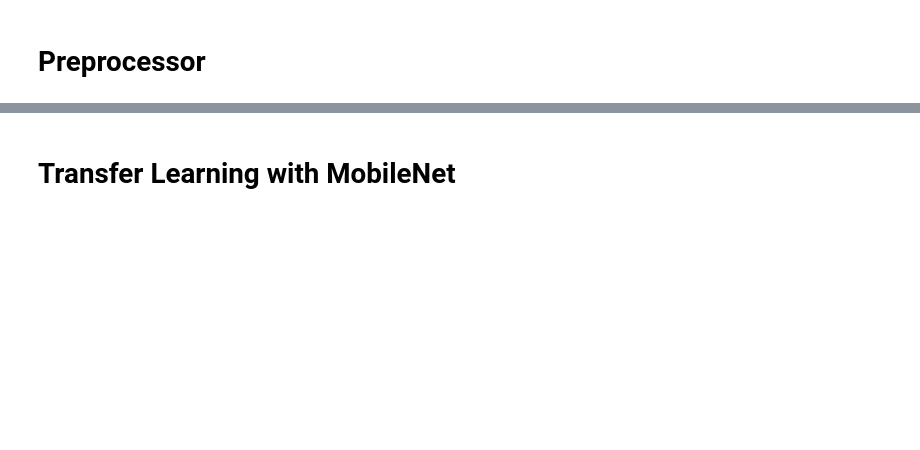
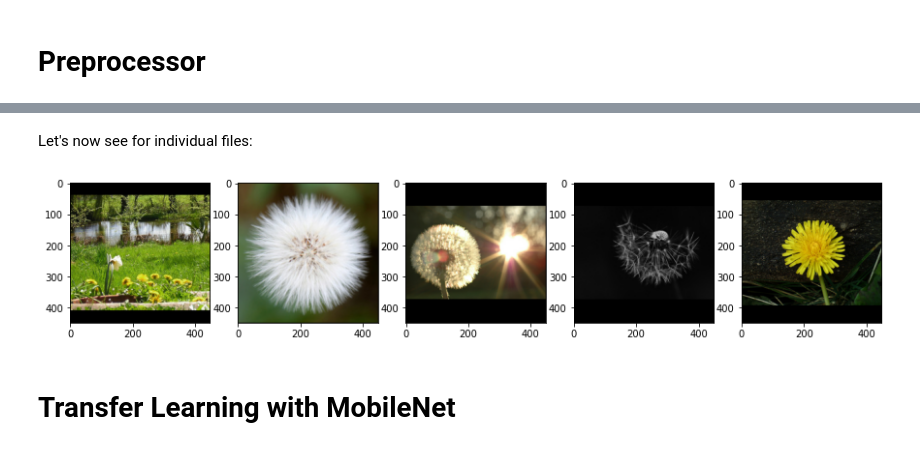
Before and after one commit to mmenendezg/Books, a Jupyter notebook: practical_ml_for_computer_vision/notebooks/chapter_6/c_reuse_layers.ipynb, the cells around one changed output, grey strips where cells are left out. Saved outputs shown, nothing was run; the diff lists cells and outputs as text; code cells hidden in the pictures; blank space fills up the shorter version.

```diff
--- a/practical_ml_for_computer_vision/notebooks/chapter_6/c_reuse_layers.ipynb
+++ b/practical_ml_for_computer_vision/notebooks/chapter_6/c_reuse_layers.ipynb
@@ -65,2 +124,12 @@ class _Preprocessor:
+# %% [markdown]
+Let's now see for individual files:
+# %%
+input_images = [create_preproc_image(file) for file in IMAGES_LIST]
+
+_, ax = plt.subplots(1, 5, figsize=(15, 15))
+for idx, image in enumerate(input_images):
+    ax[idx].imshow((image.numpy()))
+# %% [output]
+[figure, added]
 # %% [markdown]
 # Transfer Learning with MobileNet
```
Also changed, not shown: parts of 16 cells of this notebook, 2 other files.
